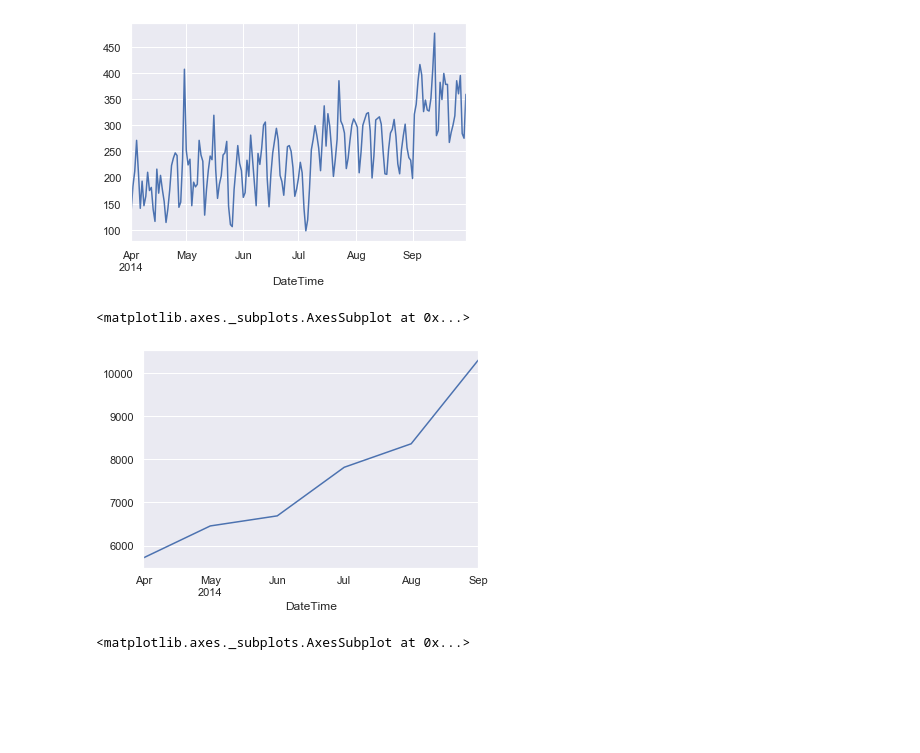
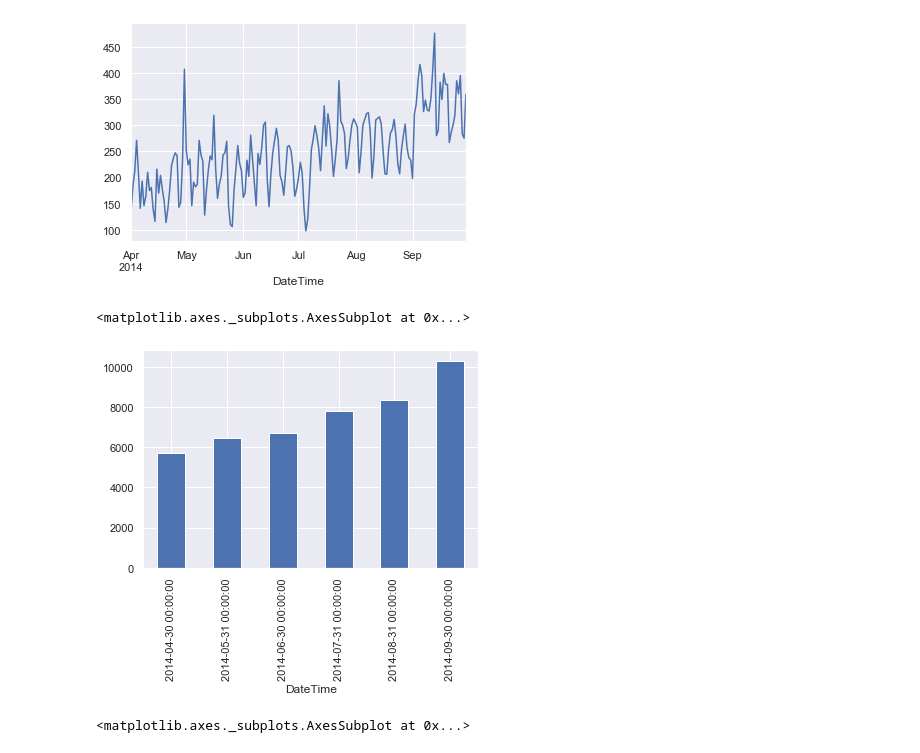
Before and after one commit to yrahan/uber, a Jupyter notebook: Uber Data Analysis Project.ipynb, the cells around one changed output. Drawn from its saved outputs; the diff is of its cells as text; code cells hidden in the pictures; blank space fills up the shorter version.

Commit message:
Update Uber Data Analysis Project.ipynb
graphics

```diff
--- a/Uber Data Analysis Project.ipynb
+++ b/Uber Data Analysis Project.ipynb
@@ -226,10 +239,10 @@ data_2014.Base.resample('D').count().plot()
 <matplotlib.axes._subplots.AxesSubplot at 0x...>
 [figure]
 # %%
-data_2014.Base.resample('M').count().plot()
+data_2014.Base.resample('M').count().plot(kind='bar')
 # %% [output]
 <matplotlib.axes._subplots.AxesSubplot at 0x...>
-[figure, old version]
+[figure, new version]
 # %%
 data_2014.Base['2014-04'].resample('D').count().plot()
 # %% [output]
```
Also changed, not shown: parts of 18 cells of this notebook.
